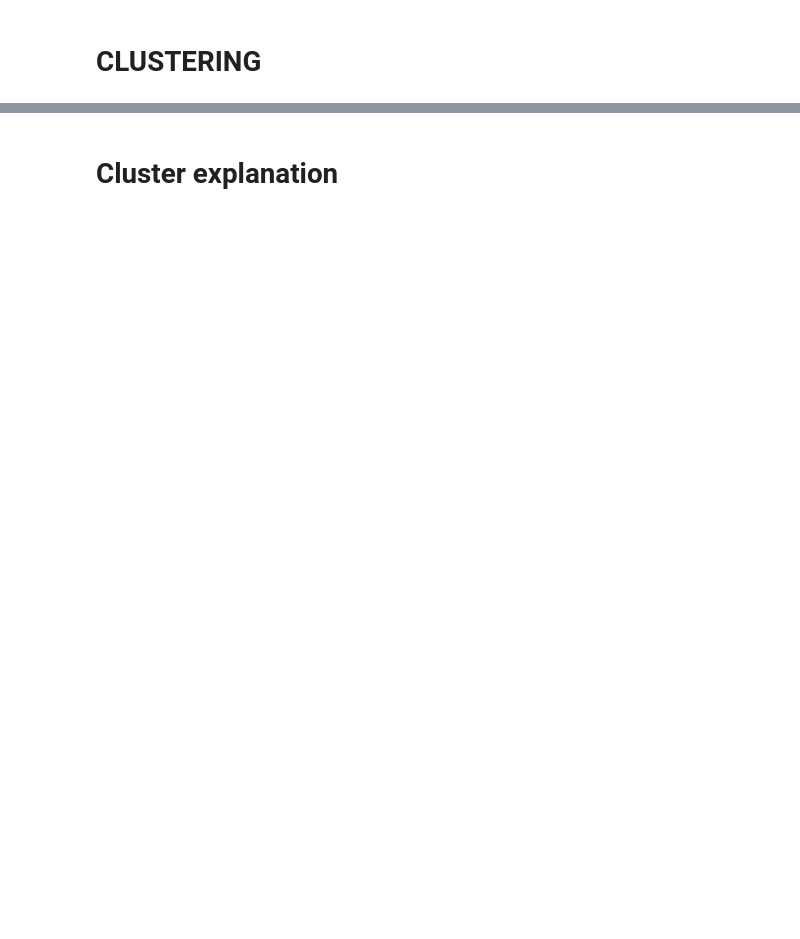
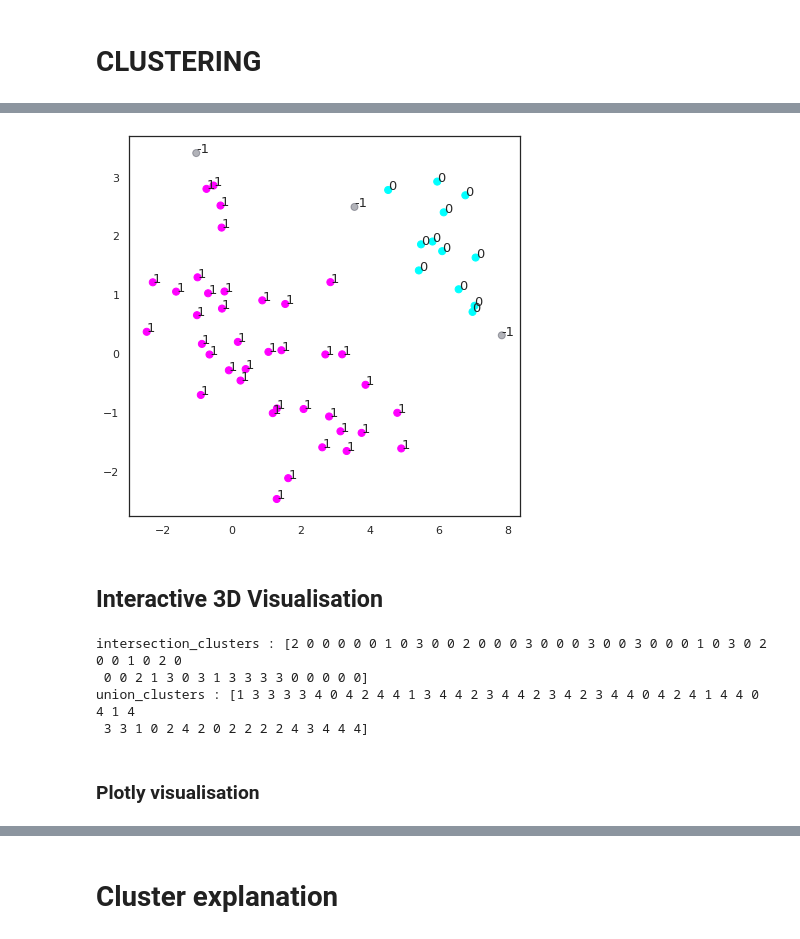
Before and after one commit to MartinMarzi/IPMdecisions, a Jupyter notebook: IPMdecisions-DataExploration_colab-1_3_.ipynb, the cells around one changed output, grey strips where cells are left out. Cells and saved outputs as stored; diff of their text form; code cells hidden in the pictures; blank space fills up the shorter version.

```diff
--- a/IPMdecisions-DataExploration_colab-1_3_.ipynb
+++ b/IPMdecisions-DataExploration_colab-1_3_.ipynb
@@ -342,0 +340,48 @@ for i, val in enumerate(hdbscan_labels):
+# %%
+# hdbscan clustering 2D union emnbedding
+clusterer = hdbscan.HDBSCAN(min_cluster_size=10, min_samples=6)
+hdbscan_union_clusters = clusterer.fit_predict(union_embedding)
+
+fig, ax = plt.subplots(figsize=(7,7))
+
+clustered = (hdbscan_union_clusters >= 0)
+ax.scatter(union_embedding[~clustered, 0],
+            union_embedding[~clustered, 1],
+            c=(0.5, 0.5, 0.5),
+            s=50,
+            alpha=0.3)
+
+ax.scatter(union_embedding[clustered, 0],
+            union_embedding[clustered, 1],
+            c=hdbscan_union_clusters[clustered],
+            s=50,
+            cmap='cool')
+
+for i, val in enumerate(hdbscan_union_clusters):
+    ax.annotate(str(int(val)), (union_embedding[:, 0][i], union_embedding[:, 1][i]), fontsize=13)
+# %% [output]
+[figure, added]
+# %% [markdown]
+## Interactive 3D Visualisation
+# %%
+# 3D embedding
+reducer3d = umap.UMAP(n_neighbors=4, min_dist=0.1, n_components=3, metric="chebyshev", random_state=123)
+ord_embedding3d = reducer3d.fit_transform(ordnum_df)
+nom_embedding3d = reducer3d.fit_transform(nom_df)
+
+# combine mappings
+intersection_embedding3d = nom_embedding3d * ord_embedding3d
+union_embedding3d = nom_embedding3d + ord_embedding3d
+
+# hdbscan
+intersection_clusters = hdbscan.HDBSCAN(min_samples=3, min_cluster_size=5).fit_predict(intersection_embedding3d)
+union_clusters = hdbscan.HDBSCAN(min_samples=3, min_cluster_size=5).fit_predict(union_embedding3d)
+print("intersection_clusters :", intersection_clusters)
+print("union_clusters :", union_clusters)
+# %% [output]
+intersection_clusters : [2 0 0 0 0 0 1 0 3 0 0 2 0 0 0 3 0 0 0 3 0 0 3 0 0 0 1 0 3 0 2 0 0 1 0 2 0
+ 0 0 2 1 3 0 3 1 3 3 3 3 0 0 0 0 0]
+union_clusters : [1 3 3 3 3 4 0 4 2 4 4 1 3 4 4 2 3 4 4 2 3 4 2 3 4 4 0 4 2 4 1 4 4 0 4 1 4
+ 3 3 1 0 2 4 2 0 2 2 2 2 4 3 4 4 4]
+# %% [markdown]
+### Plotly visualisation
```
Also changed, not shown: parts of 40 cells of this notebook.
